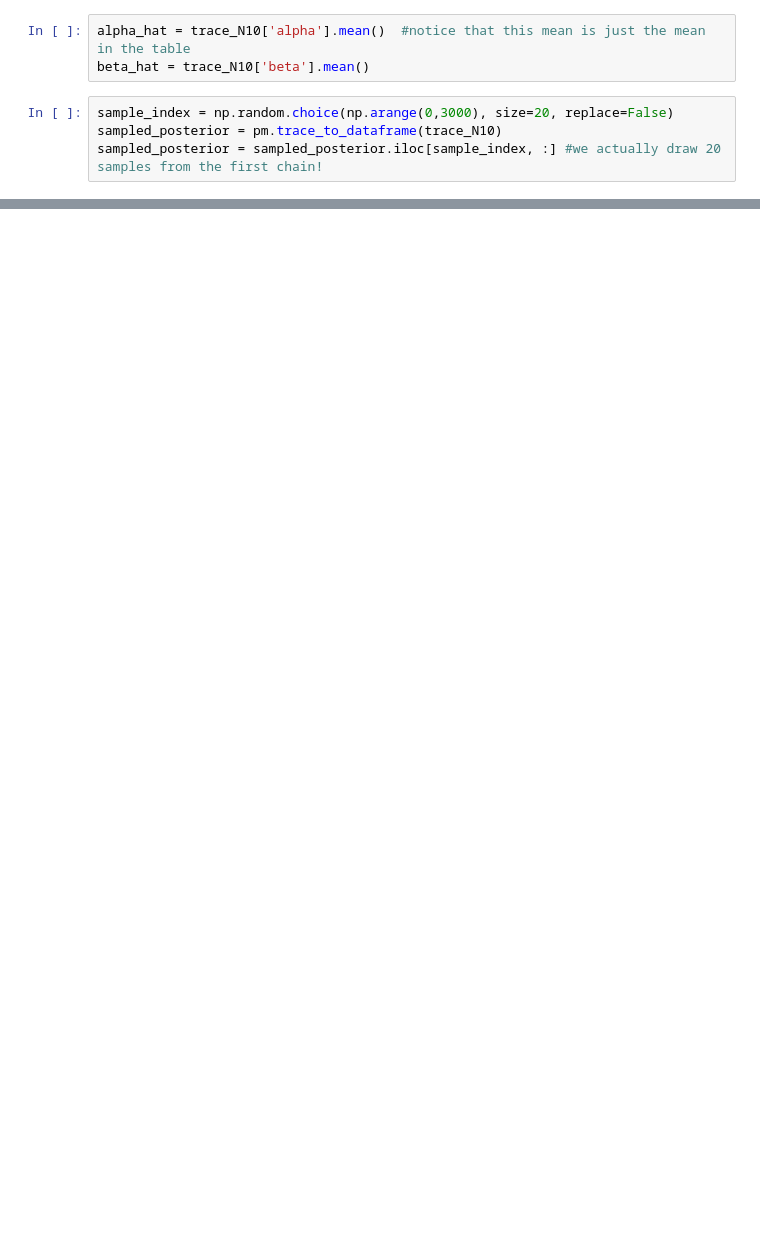
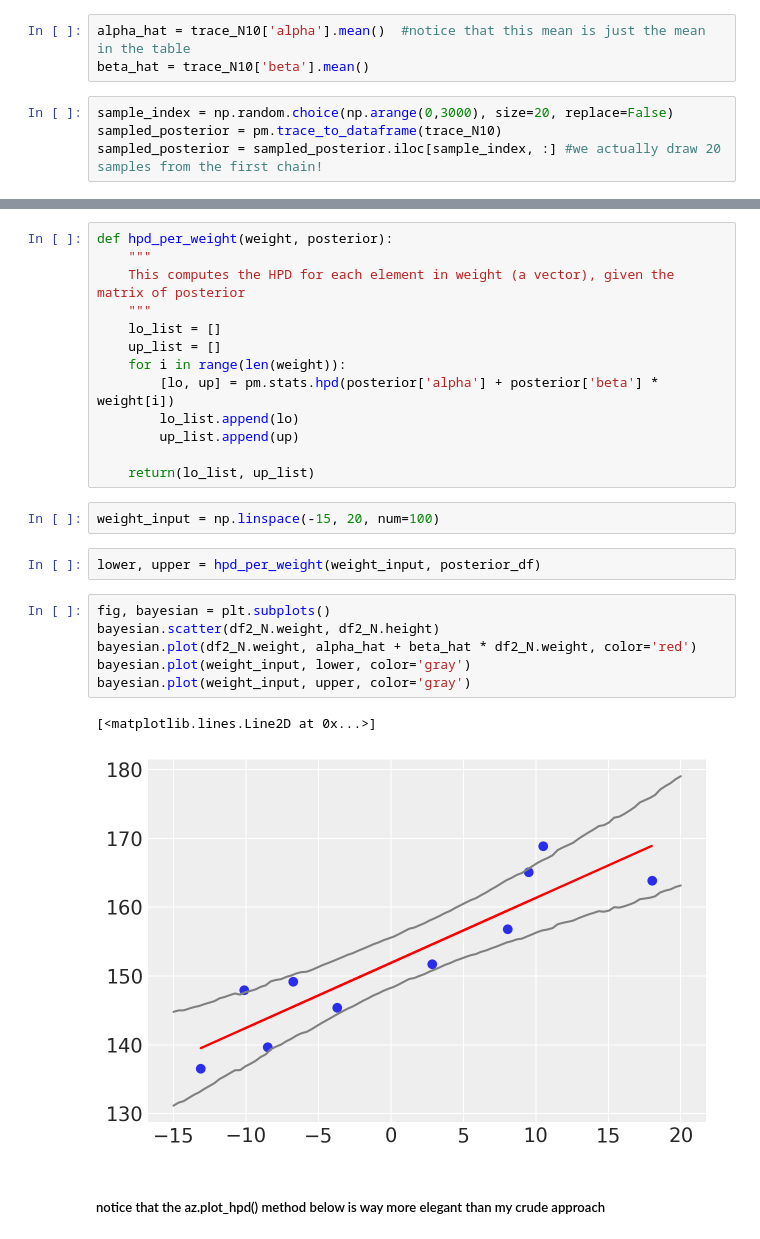
Before and after one commit to ZhengguoGu/resources, a Jupyter notebook: Rethinking/Zhen_practice/Ch4.ipynb, the cells around one changed output, grey strips where cells are left out. Saved outputs shown, nothing was run; the diff lists cells and outputs as text; blank space fills up the shorter version.

```diff
--- a/Rethinking/Zhen_practice/Ch4.ipynb
+++ b/Rethinking/Zhen_practice/Ch4.ipynb
@@ -363,0 +395,28 @@ sampled_posterior.iloc[1,1]
+# %%
+def hpd_per_weight(weight, posterior):
+    """
+    This computes the HPD for each element in weight (a vector), given the matrix of posterior
+    """
+    lo_list = []
+    up_list = []
+    for i in range(len(weight)):
+        [lo, up] = pm.stats.hpd(posterior['alpha'] + posterior['beta'] * weight[i])
+        lo_list.append(lo)
+        up_list.append(up)
+
+    return(lo_list, up_list)
+# %%
+weight_input = np.linspace(-15, 20, num=100)
+# %%
+lower, upper = hpd_per_weight(weight_input, posterior_df)
+# %%
+fig, bayesian = plt.subplots()
+bayesian.scatter(df2_N.weight, df2_N.height)
+bayesian.plot(df2_N.weight, alpha_hat + beta_hat * df2_N.weight, color='red')
+bayesian.plot(weight_input, lower, color='gray')
+bayesian.plot(weight_input, upper, color='gray')
+# %% [output]
+[<matplotlib.lines.Line2D at 0x...>]
+[figure, added]
+# %% [markdown]
+##### notice that the az.plot_hpd() method below is way more elegant than my crude approach
```
Also changed, not shown: parts of 22 cells of this notebook.
